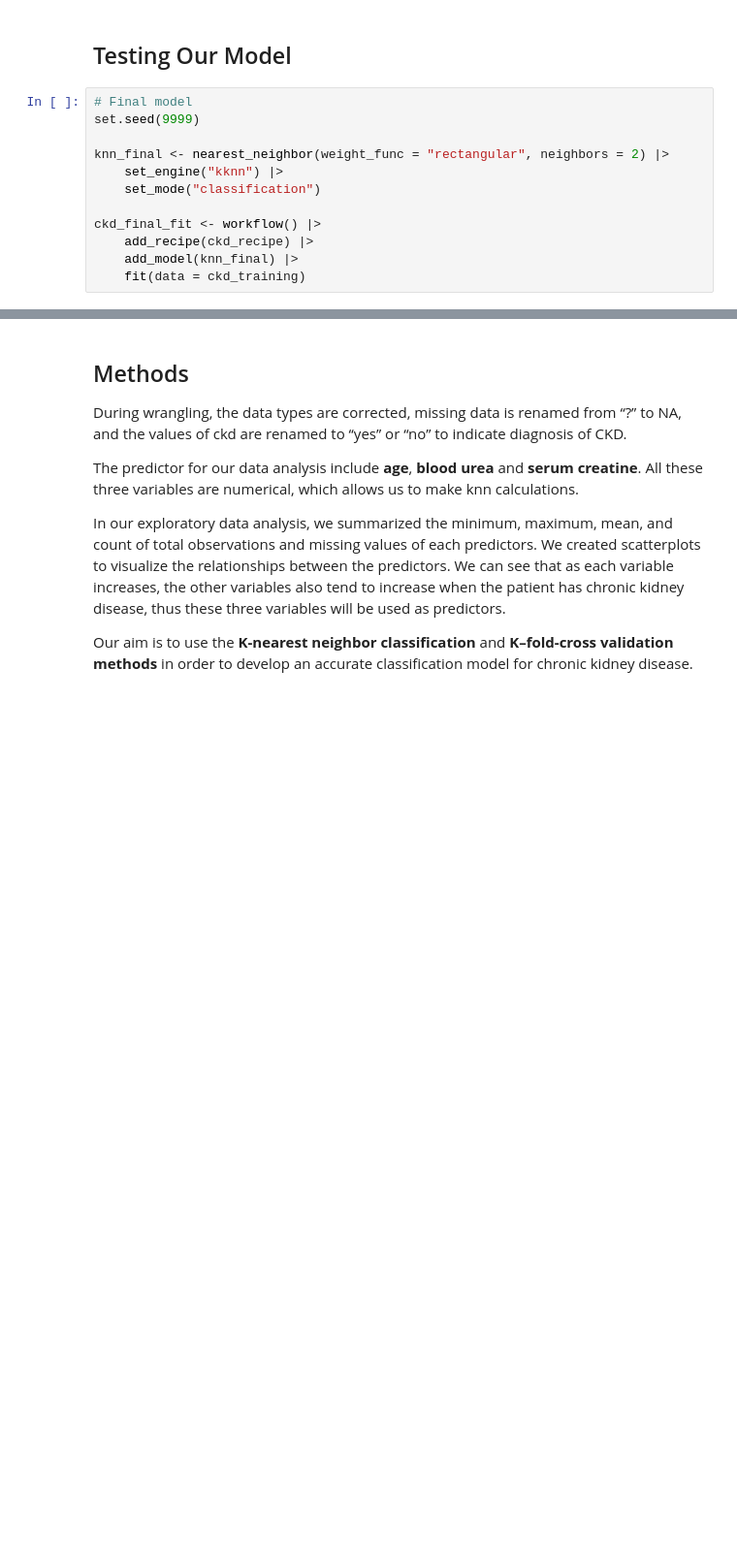
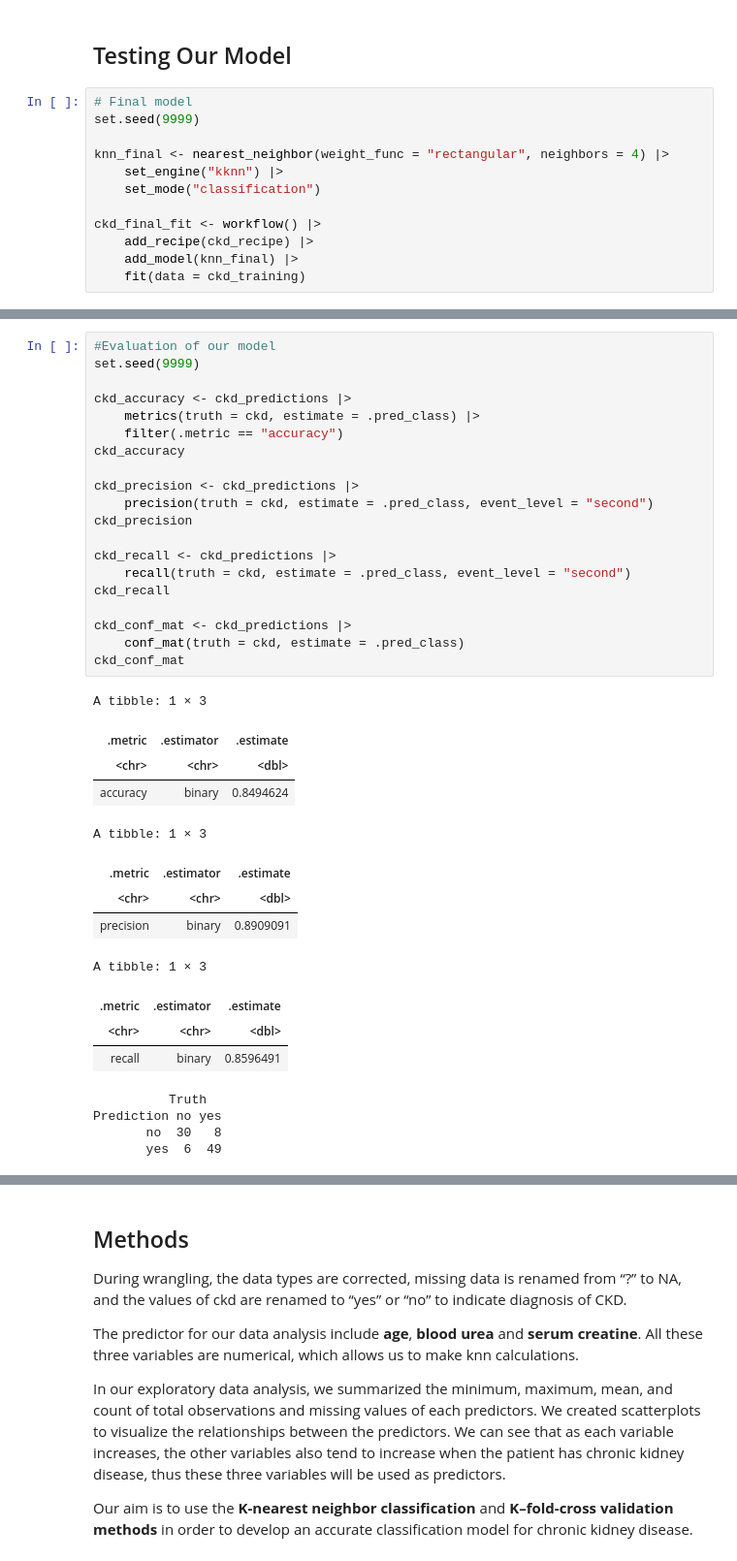
Before and after one commit to schan26/dsci-100-grp18, a Jupyter notebook: Report.ipynb, the cells around one changed output, grey strips where cells are left out. Shown at 97% size. Drawn from its saved outputs; the diff is of its cells as text; blank space fills up the shorter version.

```diff
--- a/Report.ipynb
+++ b/Report.ipynb
@@ -245,7 +266,7 @@ Using the majority classifier, it would have an accuracy of around 62%. Comparin
 # Final model
 set.seed(9999)
 
-knn_final <- nearest_neighbor(weight_func = "rectangular", neighbors = 2) |>
+knn_final <- nearest_neighbor(weight_func = "rectangular", neighbors = 4) |>
     set_engine("kknn") |>
     set_mode("classification")
 
@@ -277,0 +293,37 @@ Prediction no yes
+# %%
+#Evaluation of our model
+set.seed(9999)
+
+ckd_accuracy <- ckd_predictions |>
+    metrics(truth = ckd, estimate = .pred_class) |>
+    filter(.metric == "accuracy")
+ckd_accuracy
+
+ckd_precision <- ckd_predictions |>
+    precision(truth = ckd, estimate = .pred_class, event_level = "second")
+ckd_precision
+
+ckd_recall <- ckd_predictions |>
+    recall(truth = ckd, estimate = .pred_class, event_level = "second")
+ckd_recall
+
+ckd_conf_mat <- ckd_predictions |>
+    conf_mat(truth = ckd, estimate = .pred_class)
+ckd_conf_mat
+# %% [output]
+A tibble: 1 × 3
+| .metric | .estimator | .estimate |
+| <chr> | <chr> | <dbl> |
+| accuracy | binary | 0.8494624 |
+A tibble: 1 × 3
+| .metric | .estimator | .estimate |
+| <chr> | <chr> | <dbl> |
+| precision | binary | 0.8909091 |
+A tibble: 1 × 3
+| .metric | .estimator | .estimate |
+| <chr> | <chr> | <dbl> |
+| recall | binary | 0.8596491 |
+          Truth
+Prediction no yes
+       no  30   8
+       yes  6  49
```
Also changed, not shown: parts of 15 cells of this notebook.
